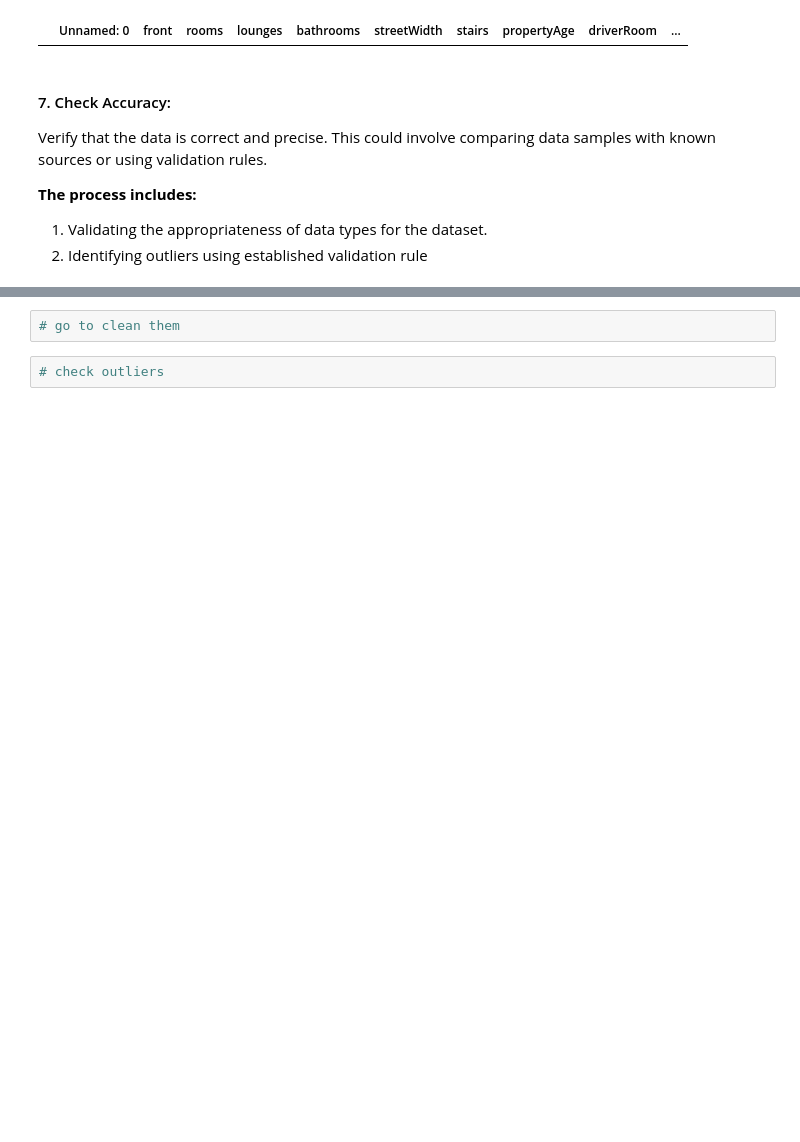
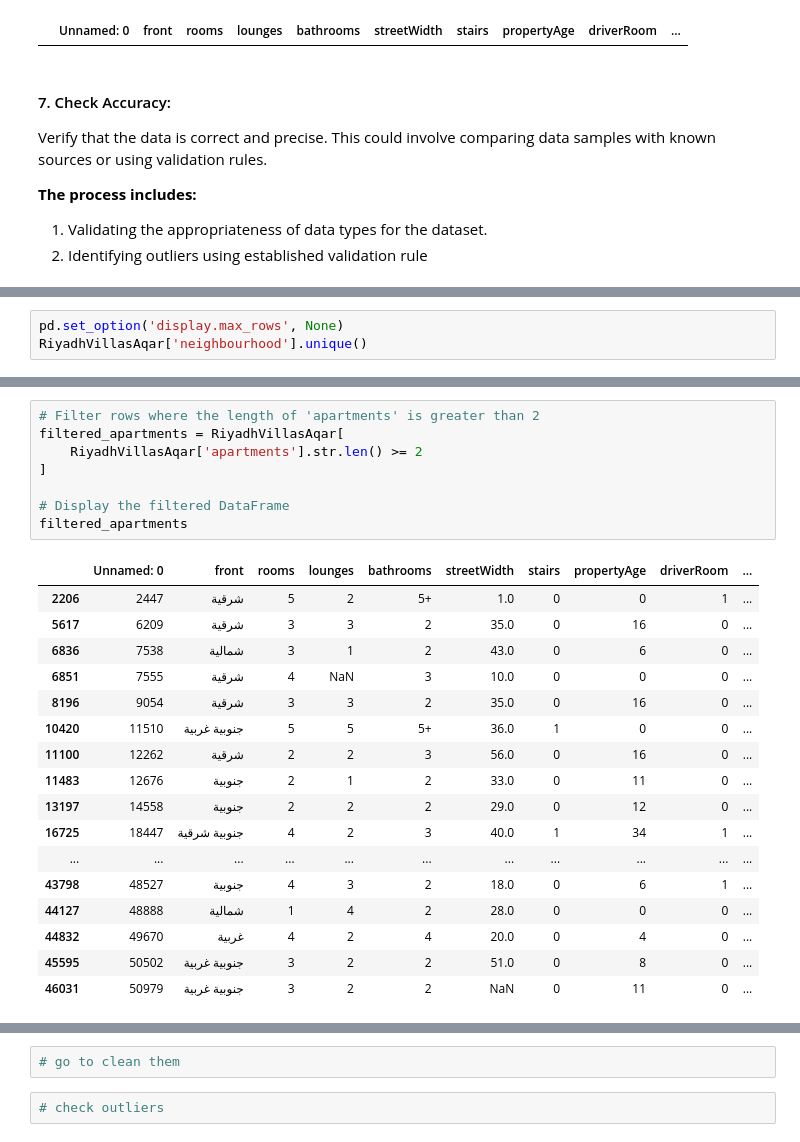
Before and after one commit to Ahmedbhassar/Usecase6-Project3, a Jupyter notebook: EDA explain template (2).ipynb, the cells around one changed output, grey strips where cells are left out. Cells and saved outputs as stored; diff of their text form; blank space fills up the shorter version.

```diff
--- a/EDA explain template (2).ipynb
+++ b/EDA explain template (2).ipynb
@@ -466,0 +886,3 @@ Verify that the data is correct and precise. This could involve comparing data s
+# %%
+pd.set_option('display.max_rows', None)
+RiyadhVillasAqar['neighbourhood'].unique()
@@ -466,0 +907,26 @@ Verify that the data is correct and precise. This could involve comparing data s
+# %%
+# Filter rows where the length of 'apartments' is greater than 2
+filtered_apartments = RiyadhVillasAqar[
+    RiyadhVillasAqar['apartments'].str.len() >= 2
+]
+
+# Display the filtered DataFrame
+filtered_apartments
+# %% [output]
+|  | Unnamed: 0 | front | rooms | lounges | bathrooms | streetWidth | stairs | propertyAge | driverRoom | ... |
+| 2206 | 2447 | شرقية | 5 | 2 | 5+ | 1.0 | 0 | 0 | 1 | ... |
+| 5617 | 6209 | شرقية | 3 | 3 | 2 | 35.0 | 0 | 16 | 0 | ... |
+| 6836 | 7538 | شمالية | 3 | 1 | 2 | 43.0 | 0 | 6 | 0 | ... |
+| 6851 | 7555 | شرقية | 4 | NaN | 3 | 10.0 | 0 | 0 | 0 | ... |
+| 8196 | 9054 | شرقية | 3 | 3 | 2 | 35.0 | 0 | 16 | 0 | ... |
+| 10420 | 11510 | جنوبية غربية | 5 | 5 | 5+ | 36.0 | 1 | 0 | 0 | ... |
+| 11100 | 12262 | شرقية | 2 | 2 | 3 | 56.0 | 0 | 16 | 0 | ... |
+| 11483 | 12676 | جنوبية | 2 | 1 | 2 | 33.0 | 0 | 11 | 0 | ... |
+| 13197 | 14558 | جنوبية | 2 | 2 | 2 | 29.0 | 0 | 12 | 0 | ... |
+| 16725 | 18447 | جنوبية شرقية | 4 | 2 | 3 | 40.0 | 1 | 34 | 1 | ... |
+| ... | ... | ... | ... | ... | ... | ... | ... | ... | ... | ... |
+| 43798 | 48527 | جنوبية | 4 | 3 | 2 | 18.0 | 0 | 6 | 1 | ... |
+| 44127 | 48888 | شمالية | 1 | 4 | 2 | 28.0 | 0 | 0 | 0 | ... |
+| 44832 | 49670 | غربية | 4 | 2 | 4 | 20.0 | 0 | 4 | 0 | ... |
+| 45595 | 50502 | جنوبية غربية | 3 | 2 | 2 | 51.0 | 0 | 8 | 0 | ... |
+| 46031 | 50979 | جنوبية غربية | 3 | 2 | 2 | NaN | 0 | 11 | 0 | ... |
```
Also changed, not shown: parts of 87 cells of this notebook.
